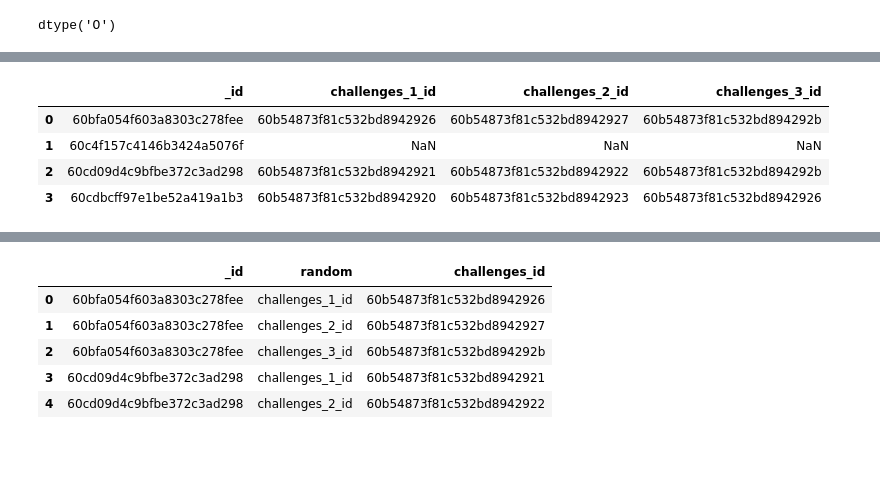
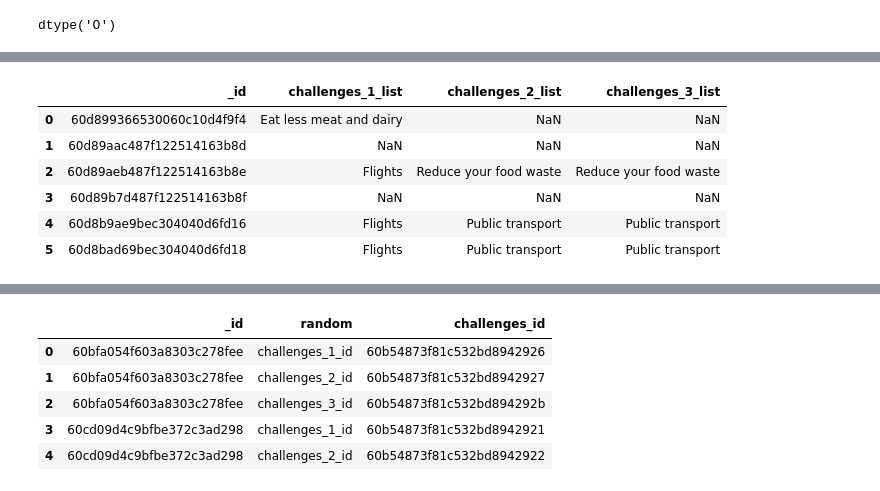
Before and after one commit to TechLabs-Berlin/st21-planets-little-helper, a Jupyter notebook: server/ml/Preprocessing2.ipynb, the cells around one changed output, grey strips where cells are left out. Cells and saved outputs as stored; diff of their text form; code cells hidden in the pictures; blank space fills up the shorter version.

```diff
--- a/server/ml/Preprocessing2.ipynb
+++ b/server/ml/Preprocessing2.ipynb
@@ -219,9 +236,11 @@ a
 # %%
-chaid_df = user_df.loc[:,['_id','challenges_1_id','challenges_2_id','challenges_3_id']]
+chaid_df = user_df.loc[:,['_id','challenges_1_list','challenges_2_list','challenges_3_list']]
 chaid_df
 # %% [output]
-|  | _id | challenges_1_id | challenges_2_id | challenges_3_id |
-| 0 | 60bfa054f603a8303c278fee | 60b54873f81c532bd8942926 | 60b54873f81c532bd8942927 | 60b54873f81c532bd894292b |
-| 1 | 60c4f157c4146b3424a5076f | NaN | NaN | NaN |
-| 2 | 60cd09d4c9bfbe372c3ad298 | 60b54873f81c532bd8942921 | 60b54873f81c532bd8942922 | 60b54873f81c532bd894292b |
-| 3 | 60cdbcff97e1be52a419a1b3 | 60b54873f81c532bd8942920 | 60b54873f81c532bd8942923 | 60b54873f81c532bd8942926 |
+|  | _id | challenges_1_list | challenges_2_list | challenges_3_list |
+| 0 | 60d899366530060c10d4f9f4 | Eat less meat and dairy | NaN | NaN |
+| 1 | 60d89aac487f122514163b8d | NaN | NaN | NaN |
+| 2 | 60d89aeb487f122514163b8e | Flights | Reduce your food waste | Reduce your food waste |
+| 3 | 60d89b7d487f122514163b8f | NaN | NaN | NaN |
+| 4 | 60d8b9ae9bec304040d6fd16 | Flights | Public transport | Public transport |
+| 5 | 60d8bad69bec304040d6fd18 | Flights | Public transport | Public transport |
```
Also changed, not shown: parts of 25 cells of this notebook, 2 other files.
